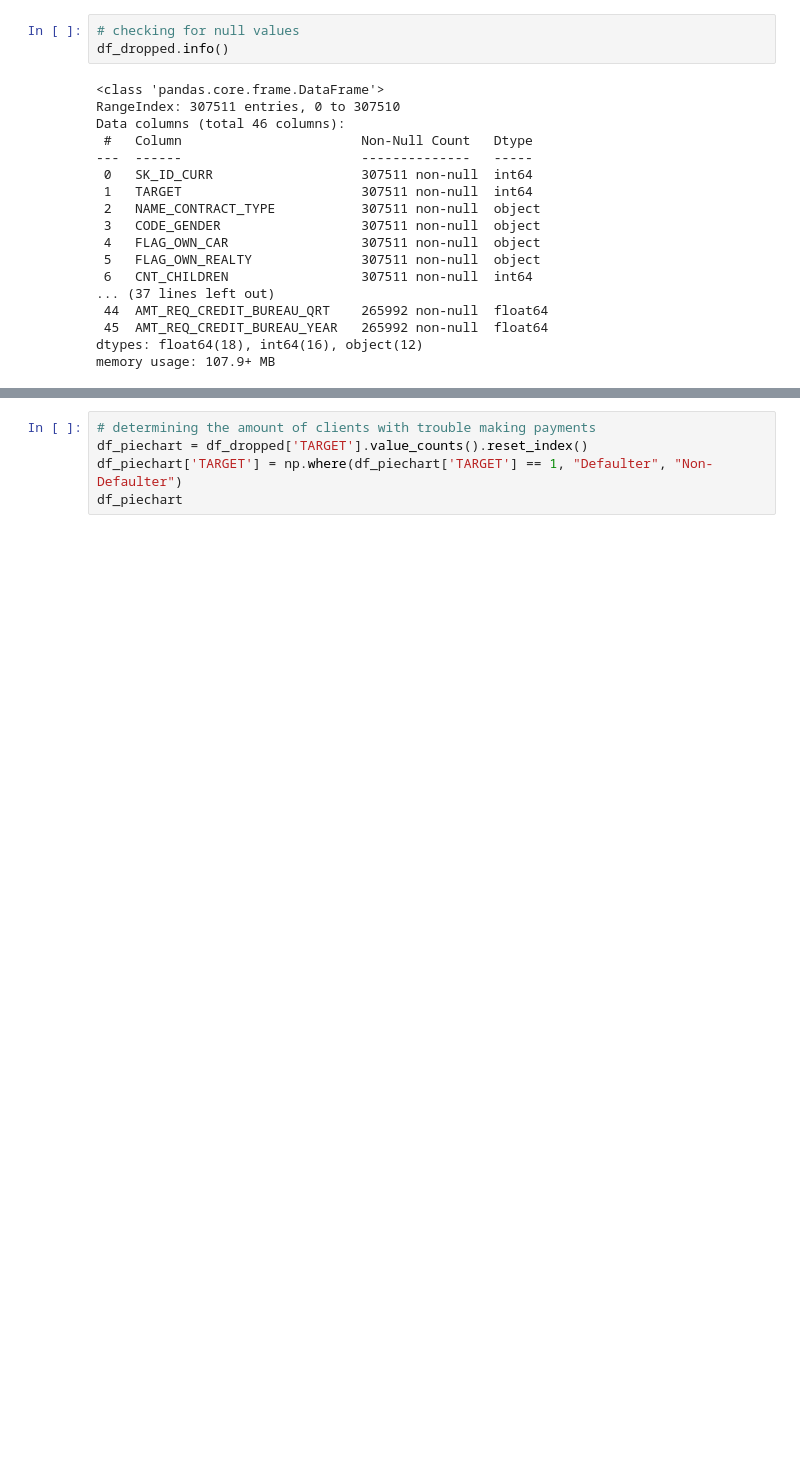
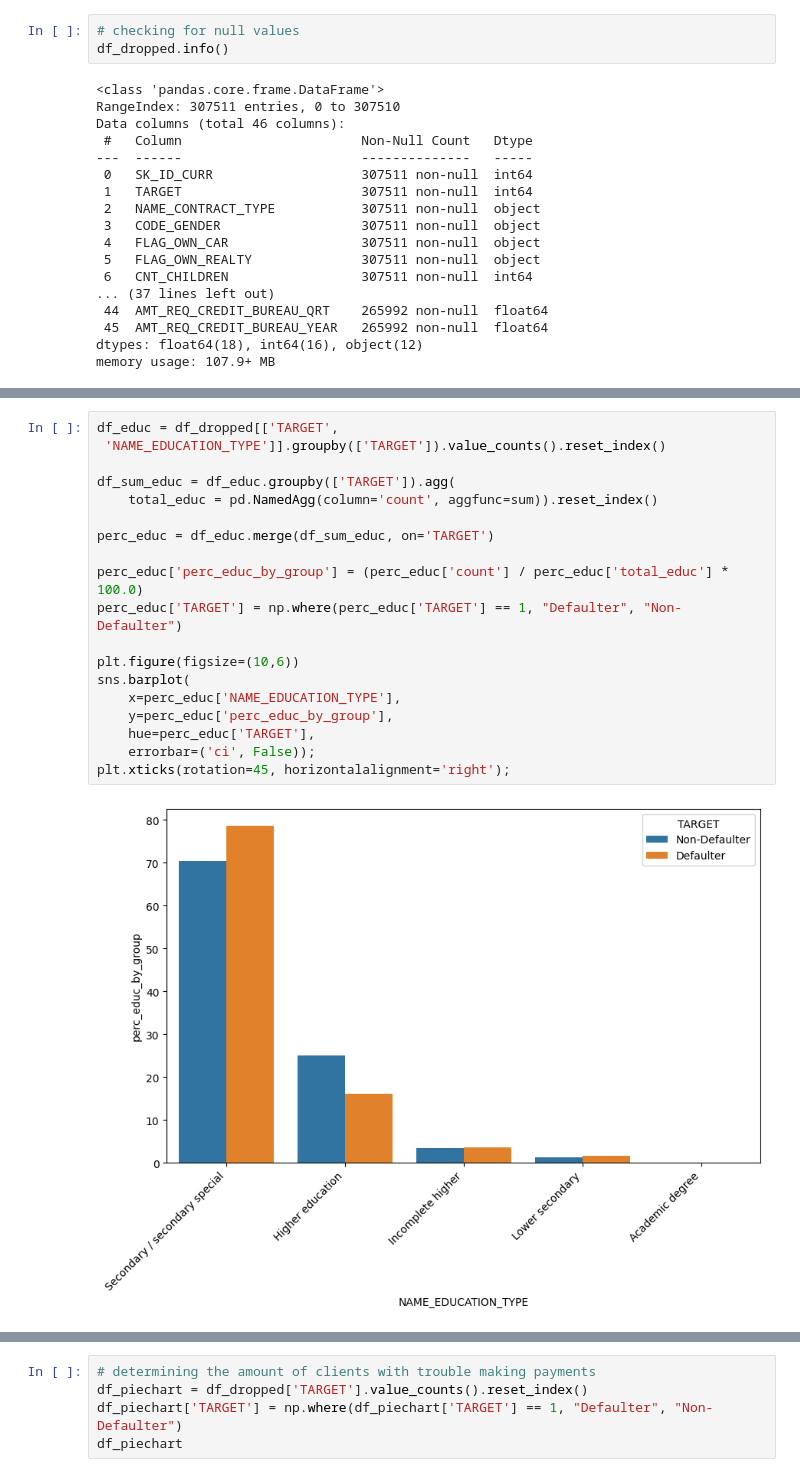
Before and after one commit to Abjaraco/loan_defaulter_project, a Jupyter notebook: loan_default_EDA.ipynb, the cells around one changed output, grey strips where cells are left out. Saved outputs shown, nothing was run; the diff lists cells and outputs as text; blank space fills up the shorter version.

```diff
--- a/loan_default_EDA.ipynb
+++ b/loan_default_EDA.ipynb
@@ -156,0 +162,21 @@ memory usage: 107.9+ MB
+# %%
+df_educ = df_dropped[['TARGET',
+ 'NAME_EDUCATION_TYPE']].groupby(['TARGET']).value_counts().reset_index()
+
+df_sum_educ = df_educ.groupby(['TARGET']).agg(
+    total_educ = pd.NamedAgg(column='count', aggfunc=sum)).reset_index()
+
+perc_educ = df_educ.merge(df_sum_educ, on='TARGET')
+
+perc_educ['perc_educ_by_group'] = (perc_educ['count'] / perc_educ['total_educ'] * 100.0)
+perc_educ['TARGET'] = np.where(perc_educ['TARGET'] == 1, "Defaulter", "Non-Defaulter")
+
+plt.figure(figsize=(10,6))
+sns.barplot(
+    x=perc_educ['NAME_EDUCATION_TYPE'],
+    y=perc_educ['perc_educ_by_group'],
+    hue=perc_educ['TARGET'],
+    errorbar=('ci', False));
+plt.xticks(rotation=45, horizontalalignment='right');
+# %% [output]
+[figure, added]
```
Also changed, not shown: parts of 3 cells of this notebook, 1 other file.
